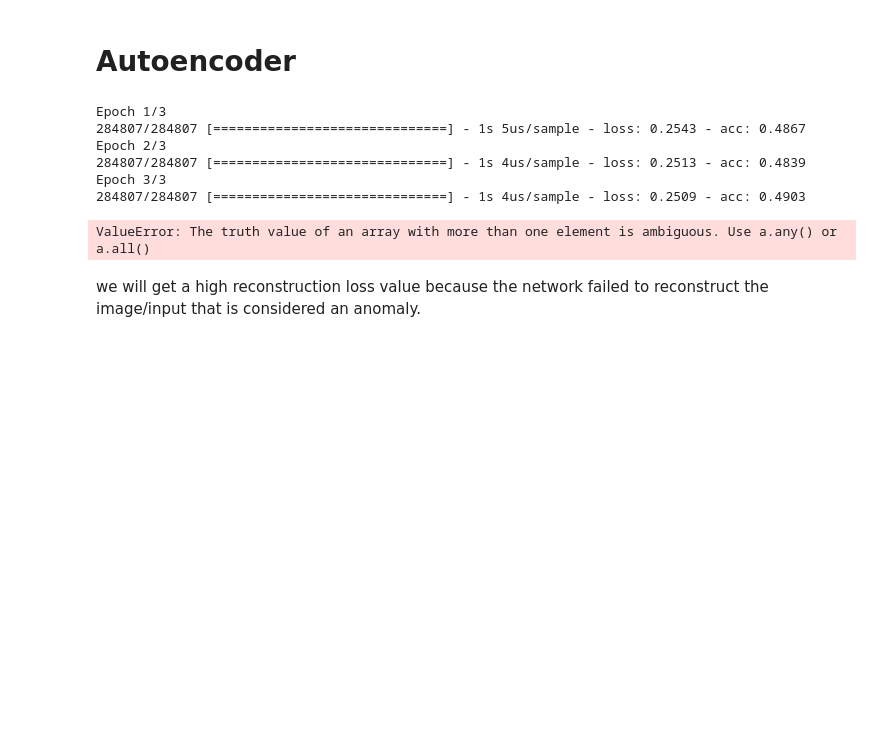
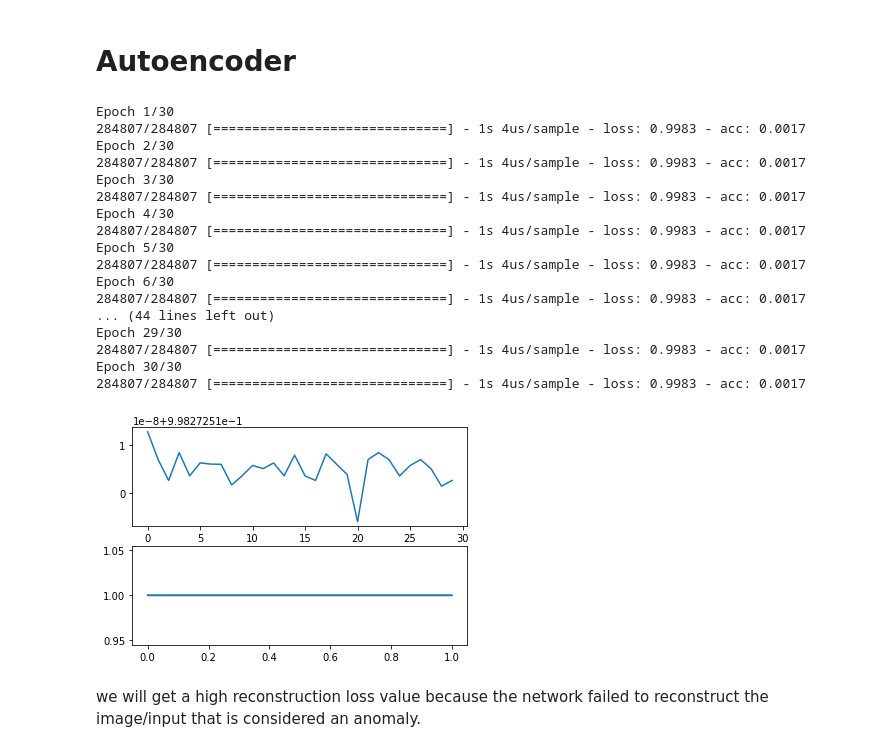
Before and after one commit to NewtoIBM/data_student, a Jupyter notebook: Egor_ClassificationProblemML.ipynb, the cells around one changed output. Cells and saved outputs as stored; diff of their text form; code cells hidden in the pictures; blank space fills up the shorter version.

```diff
--- a/Egor_ClassificationProblemML.ipynb
+++ b/Egor_ClassificationProblemML.ipynb
@@ -387,36 +387,51 @@ Y = np.array(cardsdf['Class'])
 # %%
 from tensorflow.keras.layers import Dense
 from tensorflow.keras.models import Sequential
 from tensorflow.keras.optimizers import Adadelta
 from tensorflow.keras.losses import MeanSquaredError
 model = Sequential()
 # Add the first layer
 model.add(Dense(units = X.shape[1], activation='elu'))
 # Add the second layer
 model.add(Dense(64, activation='elu'))
 model.add(Dense(64, activation='elu'))
 model.add(Dense(64, activation='elu'))
 # Add the output layer
-model.add(Dense(2, activation='softmax'))
+model.add(Dense(1, activation='softmax'))
 # Compile the model
 model.compile(optimizer = Adadelta(lr = 0.5), loss = MeanSquaredError(), metrics = ['accuracy'])
 # Fit the model
-history = model.fit(X, Y, batch_size = 10240, epochs = 3, verbose = 1)
+history = model.fit(X, Y, batch_size = 10240, epochs = 30, verbose = 1)
 y_pred = model.predict(X)
-y_pred_temp = ([0 if y_pred[i] == 1 else 1 for i in range(len(y_pred))]).all()
+# Calculate predicted probability of survival: predicted_prob_true
+#predicted_prob_true =  y_pred[:,1]
+y_pred_temp = [0 if y_pred[i] <=0.5 else 1 for i in range(len(y_pred))]
+roc_auc_score(Y, y_pred_temp)
+#y_pred_temp = ([0 if y_pred[i] == 1 else 1 for i in range(len(y_pred))]).all()
 # Plot the history
 fig, ax = plt.subplots(2)
 ax[0].plot(history.history['loss'])
 ax[1].plot(Y, y_pred_temp )
 plt.show()
 # %% [output]
-Epoch 1/3
-284807/284807 [==============================] - 1s 5us/sample - loss: 0.2543 - acc: 0.4867
-Epoch 2/3
-284807/284807 [==============================] - 1s 4us/sample - loss: 0.2513 - acc: 0.4839
-Epoch 3/3
-284807/284807 [==============================] - 1s 4us/sample - loss: 0.2509 - acc: 0.4903
+Epoch 1/30
+284807/284807 [==============================] - 1s 4us/sample - loss: 0.9983 - acc: 0.0017
+Epoch 2/30
+284807/284807 [==============================] - 1s 4us/sample - loss: 0.9983 - acc: 0.0017
+Epoch 3/30
+284807/284807 [==============================] - 1s 4us/sample - loss: 0.9983 - acc: 0.0017
+Epoch 4/30
+284807/284807 [==============================] - 1s 4us/sample - loss: 0.9983 - acc: 0.0017
+Epoch 5/30
+284807/284807 [==============================] - 1s 4us/sample - loss: 0.9983 - acc: 0.0017
+Epoch 6/30
+284807/284807 [==============================] - 1s 4us/sample - loss: 0.9983 - acc: 0.0017
+... (44 lines left out)
+Epoch 29/30
+284807/284807 [==============================] - 1s 4us/sample - loss: 0.9983 - acc: 0.0017
+Epoch 30/30
+284807/284807 [==============================] - 1s 4us/sample - loss: 0.9983 - acc: 0.0017
-ValueError: The truth value of an array with more than one element is ambiguous. Use a.any() or a.all()
+[figure, added]
 # %% [markdown]
 we will get a high reconstruction loss value because the network failed to reconstruct the image/input that is considered an anomaly.
 # %%
```
Also changed, not shown: parts of 3 cells of this notebook.
